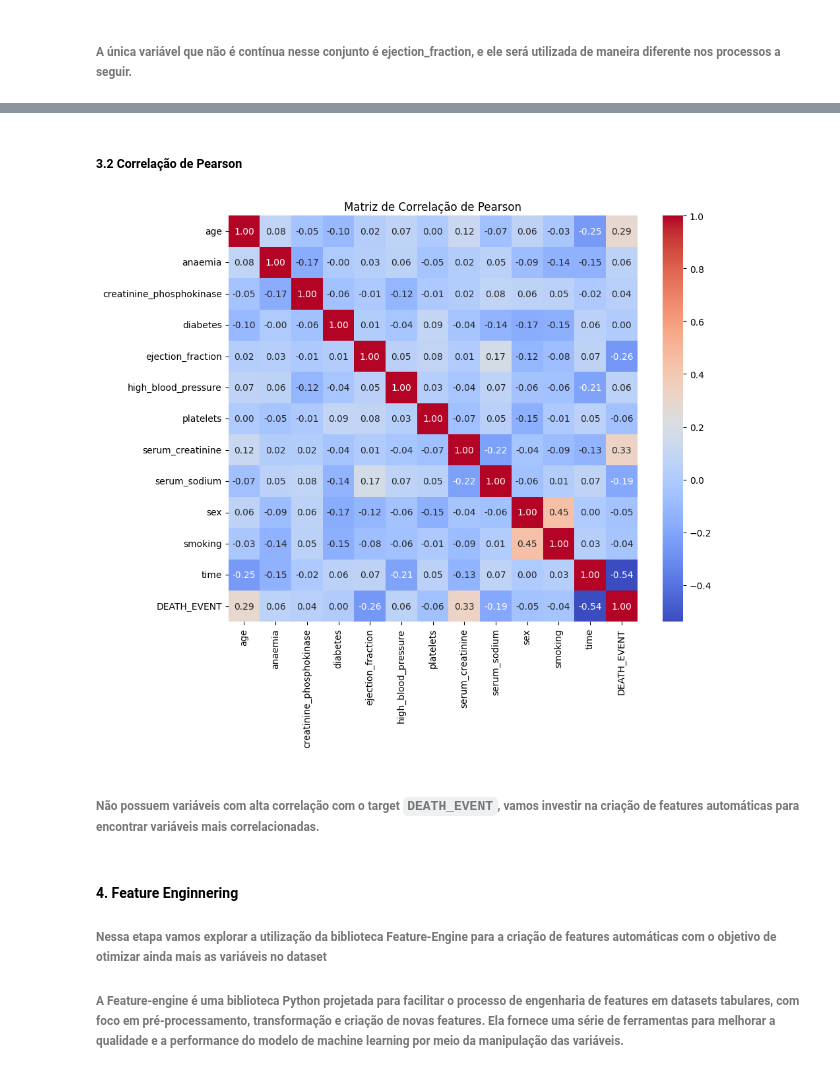
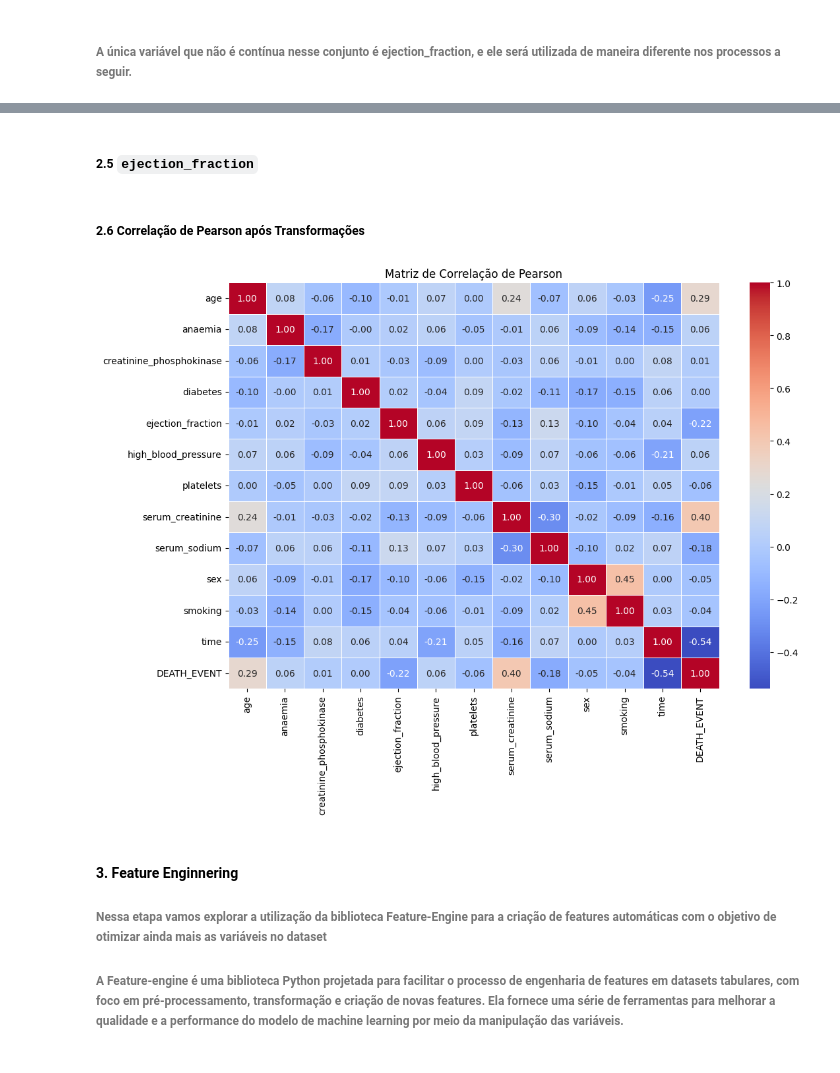
Before and after one commit to BrunoMorimoto/Modelos-de-Classificacao, a Jupyter notebook: src/modelo.ipynb, the cells around one changed output, grey strips where cells are left out. Saved outputs shown, nothing was run; the diff lists cells and outputs as text; code cells hidden in the pictures.

```diff
--- a/src/modelo.ipynb
+++ b/src/modelo.ipynb
@@ -163,20 +203,36 @@ plt.show()
+# %% [markdown]
+##### 2.5 **`ejection_fraction`**
+# %%
+# Definindo o discretizador
+discretizer = KBinsDiscretizer(n_bins=5, encode='ordinal', strategy='uniform')
+
+# Selecionando a variável de interesse para discretização
+ejection_fraction_train = X_train[['ejection_fraction']]
+
+# Aplicando o discretizador no X_train
+X_train['ejection_fraction'] = discretizer.fit_transform(ejection_fraction_train)
+
+# Aplicando o discretizador no X_test com a mesma transformação
+ejection_fraction_test = X_test[['ejection_fraction']]
+X_test['ejection_fraction'] = discretizer.transform(ejection_fraction_test)
+# %%
+# Combine os dados de treino
+train_data_pt = pd.concat([X_train, y_train], axis=1)
 # %% [markdown]
-##### 3.2 Correlação de Pearson
+##### 2.6 Correlação de Pearson após Transformações
 # %%
-# Calcular a correlação de Pearson
-correlation_matrix = train_data.corr(method='pearson')
+# Calcular a correlação de Spearman
+cp = train_data_pt.corr(method='pearson')
 
-# Visualizar a matriz de correlação com um heatmap
-plt.figure(figsize=(10, 8))
-sns.heatmap(correlation_matrix, annot=True, cmap='coolwarm', fmt='.2f', cbar=True)
+# Plotar a matriz de correlação
+plt.figure(figsize=(12, 8))
+sns.heatmap(cp, annot=True, cmap='coolwarm', fmt='.2f', linewidths=0.5)
 plt.title('Matriz de Correlação de Pearson')
 plt.show()
 # %% [output]
-[figure, old version]
+[figure, new version]
-# %% [markdown]
-###### Não possuem variáveis com alta correlação com o target **`DEATH_EVENT`**, vamos investir na criação de features automáticas para encontrar variáveis mais correlacionadas.
 # %% [markdown]
-#### 4. Feature Enginnering
+#### 3. Feature Enginnering
 
 ###### Nessa etapa vamos explorar a utilização da biblioteca Feature-Engine para a criação de features automáticas com o objetivo de otimizar ainda mais as variáveis no dataset
 
```
Also changed, not shown: parts of 32 cells of this notebook.
